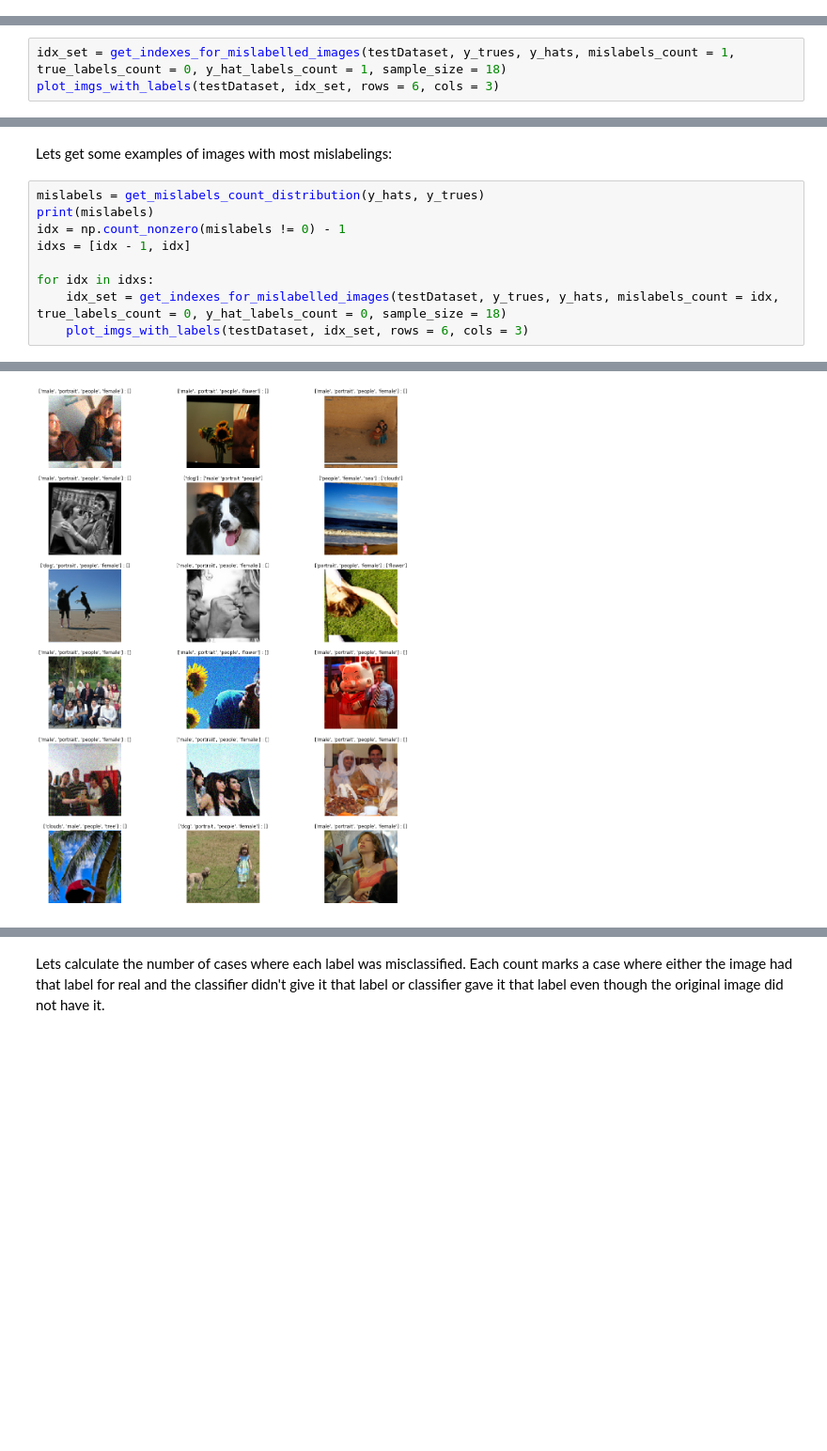
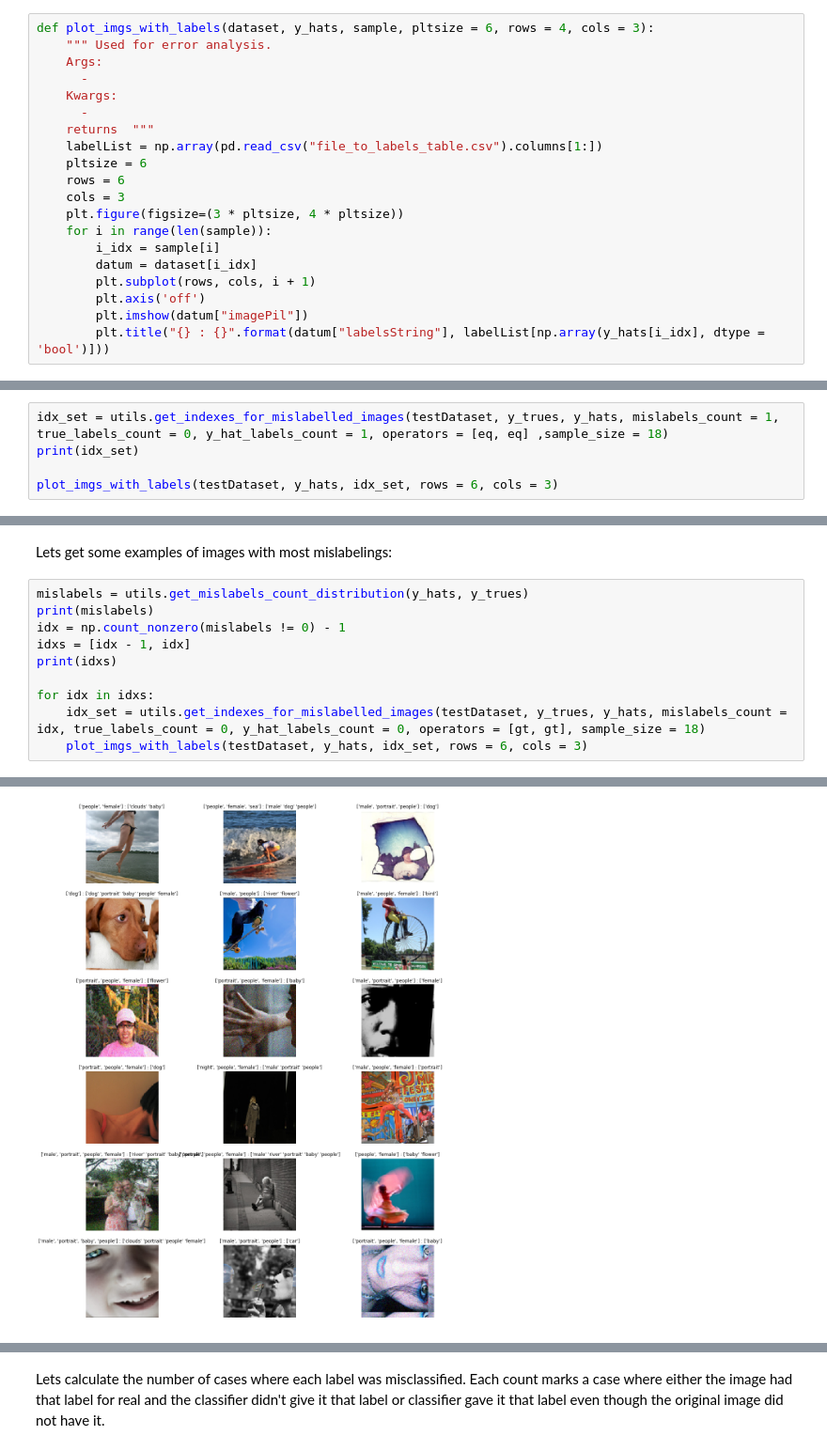
Before and after one commit to MrNerd24/Deep-image-recognition-university-project, a Jupyter notebook: error_analysis.ipynb, the cells around one changed output, grey strips where cells are left out. Shown at 94% size. Saved outputs shown, nothing was run; the diff lists cells and outputs as text; blank space fills up the shorter version.

```diff
--- a/error_analysis.ipynb
+++ b/error_analysis.ipynb
@@ -248,0 +241,20 @@ y_trues = np.array(y_trues)
+# %%
+def plot_imgs_with_labels(dataset, y_hats, sample, pltsize = 6, rows = 4, cols = 3):
+    """ Used for error analysis.
+    Args:
+      -
+    Kwargs:
+      -
+    returns  """
+    labelList = np.array(pd.read_csv("file_to_labels_table.csv").columns[1:])
+    pltsize = 6
+    rows = 6
+    cols = 3
+    plt.figure(figsize=(3 * pltsize, 4 * pltsize))
+    for i in range(len(sample)):
+        i_idx = sample[i]
+        datum = dataset[i_idx]
+        plt.subplot(rows, cols, i + 1)
+        plt.axis('off')
+        plt.imshow(datum["imagePil"])
+        plt.title("{} : {}".format(datum["labelsString"], labelList[np.array(y_hats[i_idx], dtype = 'bool')]))
@@ -263,6 +279,8 @@ Text(0, 0.5, '# of images')
 # %% [markdown]
 Let's get some examples of images where the original image was unlabeled but the classifier gave that image a label.
 # %%
-idx_set = get_indexes_for_mislabelled_images(testDataset, y_trues, y_hats, mislabels_count = 1, true_labels_count = 0, y_hat_labels_count = 1, sample_size = 18)
-plot_imgs_with_labels(testDataset, idx_set, rows = 6, cols = 3)
+idx_set = utils.get_indexes_for_mislabelled_images(testDataset, y_trues, y_hats, mislabels_count = 1, true_labels_count = 0, y_hat_labels_count = 1, operators = [eq, eq] ,sample_size = 18)
+print(idx_set)
+
+plot_imgs_with_labels(testDataset, y_hats, idx_set, rows = 6, cols = 3)
 # %% [output]
@@ -270,12 +290,13 @@ plot_imgs_with_labels(testDataset, idx_set, rows = 6, cols = 3)
 # %% [markdown]
 Lets get some examples of images with most mislabelings:
 # %%
-mislabels = get_mislabels_count_distribution(y_hats, y_trues)
+mislabels = utils.get_mislabels_count_distribution(y_hats, y_trues)
 print(mislabels)
 idx = np.count_nonzero(mislabels != 0) - 1
 idxs = [idx - 1, idx]
+print(idxs)
 
 for idx in idxs:
-    idx_set = get_indexes_for_mislabelled_images(testDataset, y_trues, y_hats, mislabels_count = idx, true_labels_count = 0, y_hat_labels_count = 0, sample_size = 18)
-    plot_imgs_with_labels(testDataset, idx_set, rows = 6, cols = 3)
+    idx_set = utils.get_indexes_for_mislabelled_images(testDataset, y_trues, y_hats, mislabels_count = idx, true_labels_count = 0, y_hat_labels_count = 0, operators = [gt, gt], sample_size = 18)
+    plot_imgs_with_labels(testDataset, y_hats, idx_set, rows = 6, cols = 3)
 # %% [output]
@@ -283 +305 @@ for idx in idxs:
-[figure, old version]
+[figure, new version]
```
Also changed, not shown: parts of 13 cells of this notebook, 1 other file.
